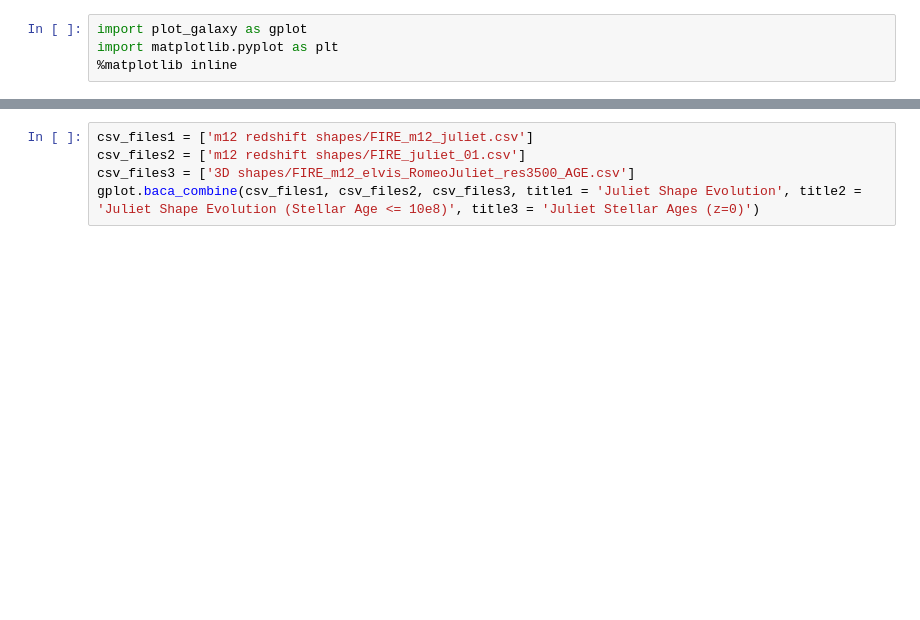
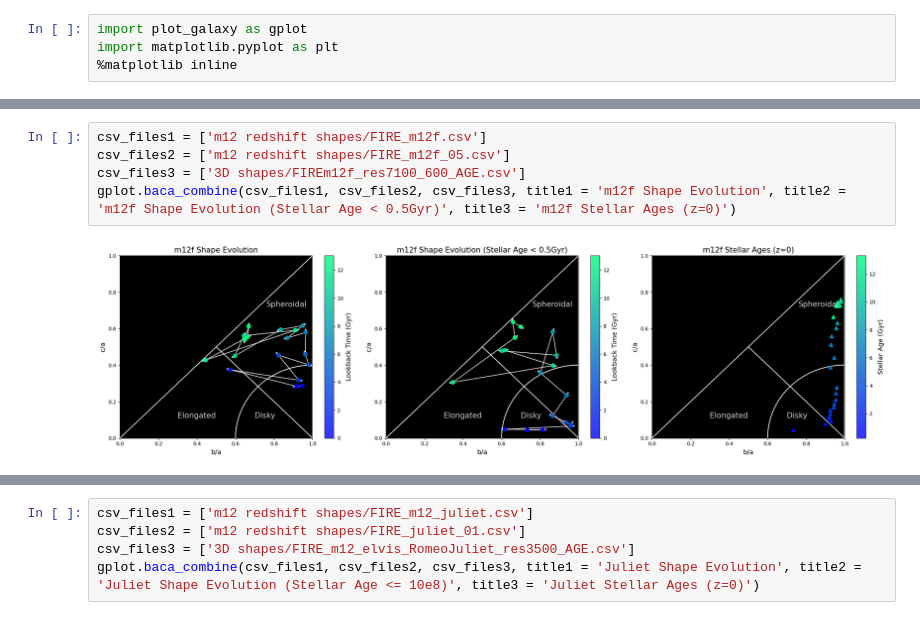
Before and after one commit to Solaceonx/FIRE-Geometry, a Jupyter notebook: figures.ipynb, the cells around one changed output, grey strips where cells are left out. Saved outputs shown, nothing was run; the diff lists cells and outputs as text; blank space fills up the shorter version.

```diff
--- a/figures.ipynb
+++ b/figures.ipynb
@@ -25,0 +19,7 @@ gplot.baca_combine(csv_files1, csv_files2, csv_files3, title1 = 'm12c Shape Evol
+# %%
+csv_files1 = ['m12 redshift shapes/FIRE_m12f.csv']
+csv_files2 = ['m12 redshift shapes/FIRE_m12f_05.csv']
+csv_files3 = ['3D shapes/FIREm12f_res7100_600_AGE.csv']
+gplot.baca_combine(csv_files1, csv_files2, csv_files3, title1 = 'm12f Shape Evolution', title2 = 'm12f Shape Evolution (Stellar Age < 0.5Gyr)', title3 = 'm12f Stellar Ages (z=0)')
+# %% [output]
+[figure, added]
```
Also changed, not shown: parts of 7 cells of this notebook, 44 other files.
